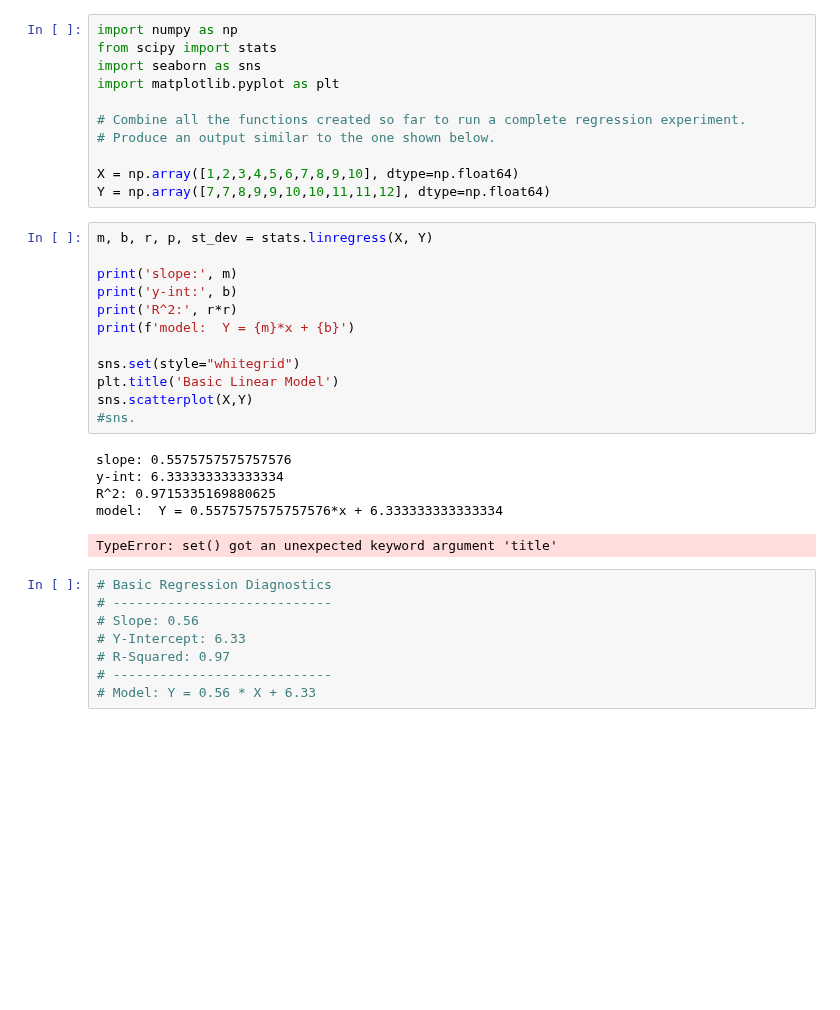
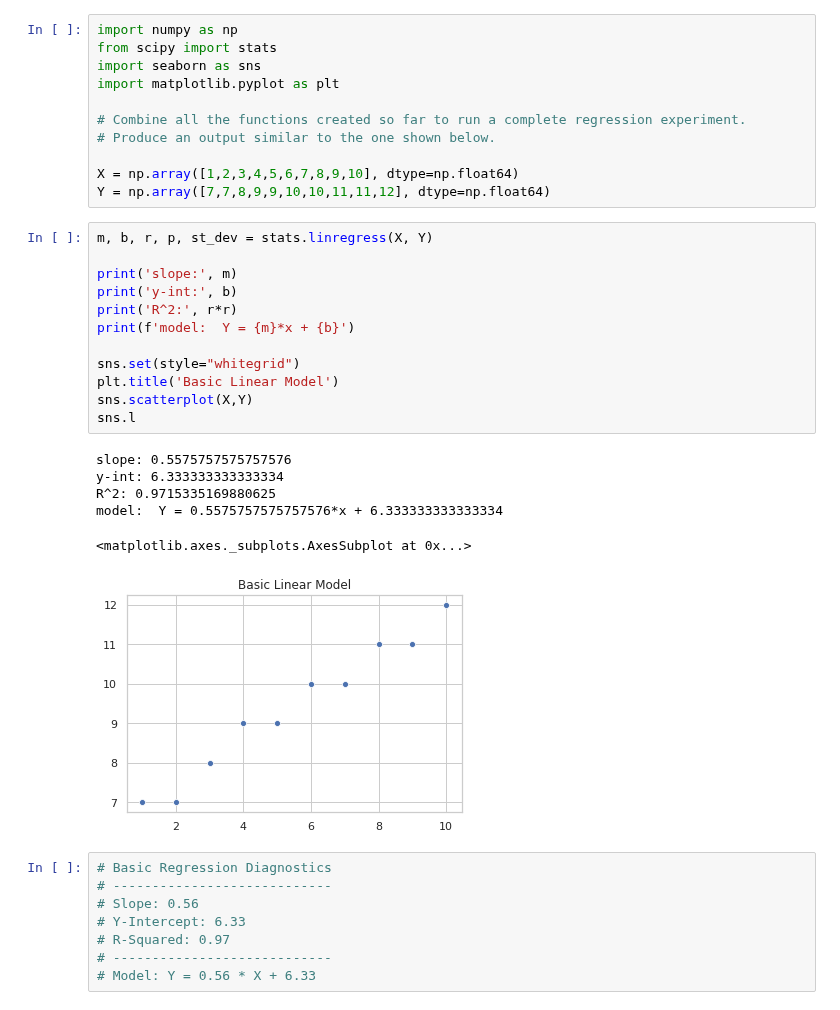
Before and after one commit to UpwardTrajectory/dsc-0-10-10-complete-regression-seattle-ds-career-040119, a Jupyter notebook: index.ipynb, the cells around one changed output. Cells and saved outputs as stored; diff of their text form; blank space fills up the shorter version.

```diff
--- a/index.ipynb
+++ b/index.ipynb
@@ -37,21 +37,22 @@ Y = np.array([7,7,8,9,9,10,10,11,11,12], dtype=np.float64)
 # %%
 m, b, r, p, st_dev = stats.linregress(X, Y)
 
 print('slope:', m)
 print('y-int:', b)
 print('R^2:', r*r)
 print(f'model:  Y = {m}*x + {b}')
 
 sns.set(style="whitegrid")
 plt.title('Basic Linear Model')
 sns.scatterplot(X,Y)
-#sns.
+sns.l
 # %% [output]
 slope: 0.5575757575757576
 y-int: 6.333333333333334
 R^2: 0.9715335169880625
 model:  Y = 0.5575757575757576*x + 6.333333333333334
-TypeError: set() got an unexpected keyword argument 'title'
+<matplotlib.axes._subplots.AxesSubplot at 0x...>
+[figure, added]
 # %%
 # Basic Regression Diagnostics
 # ----------------------------
```
